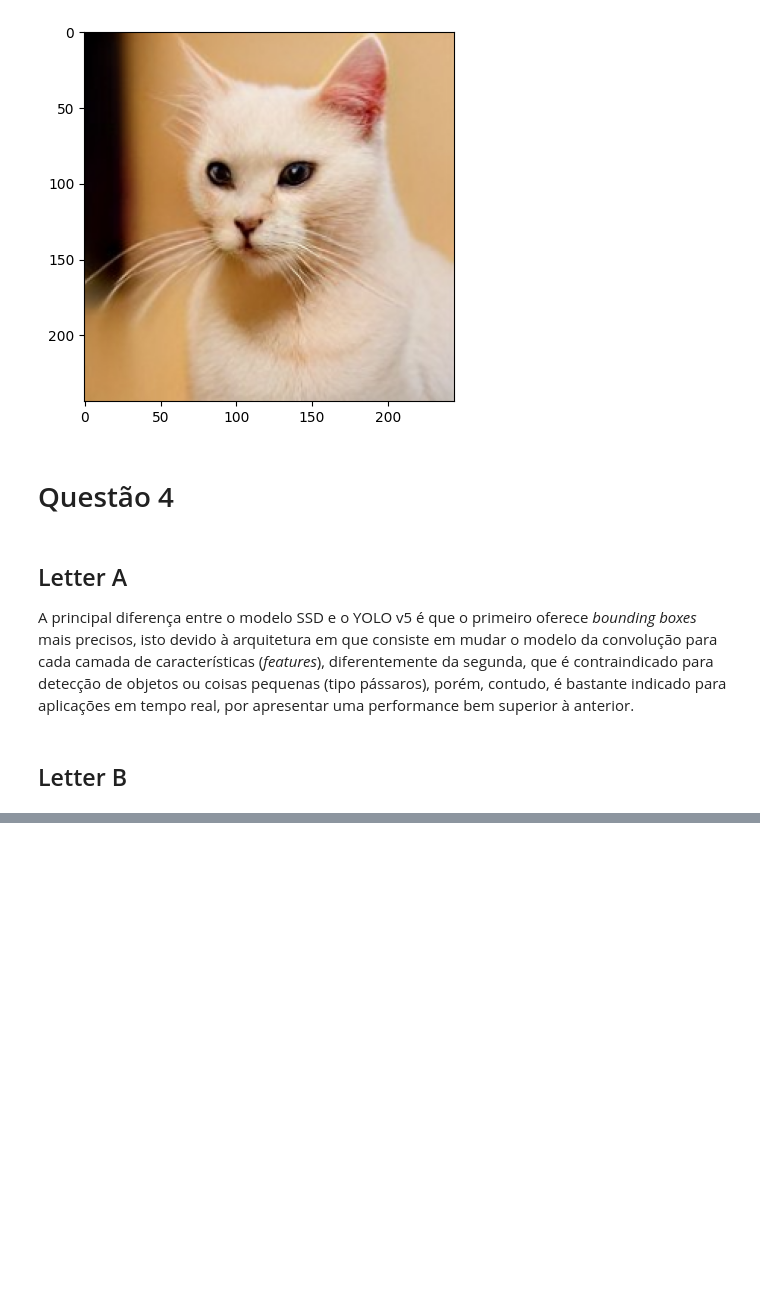
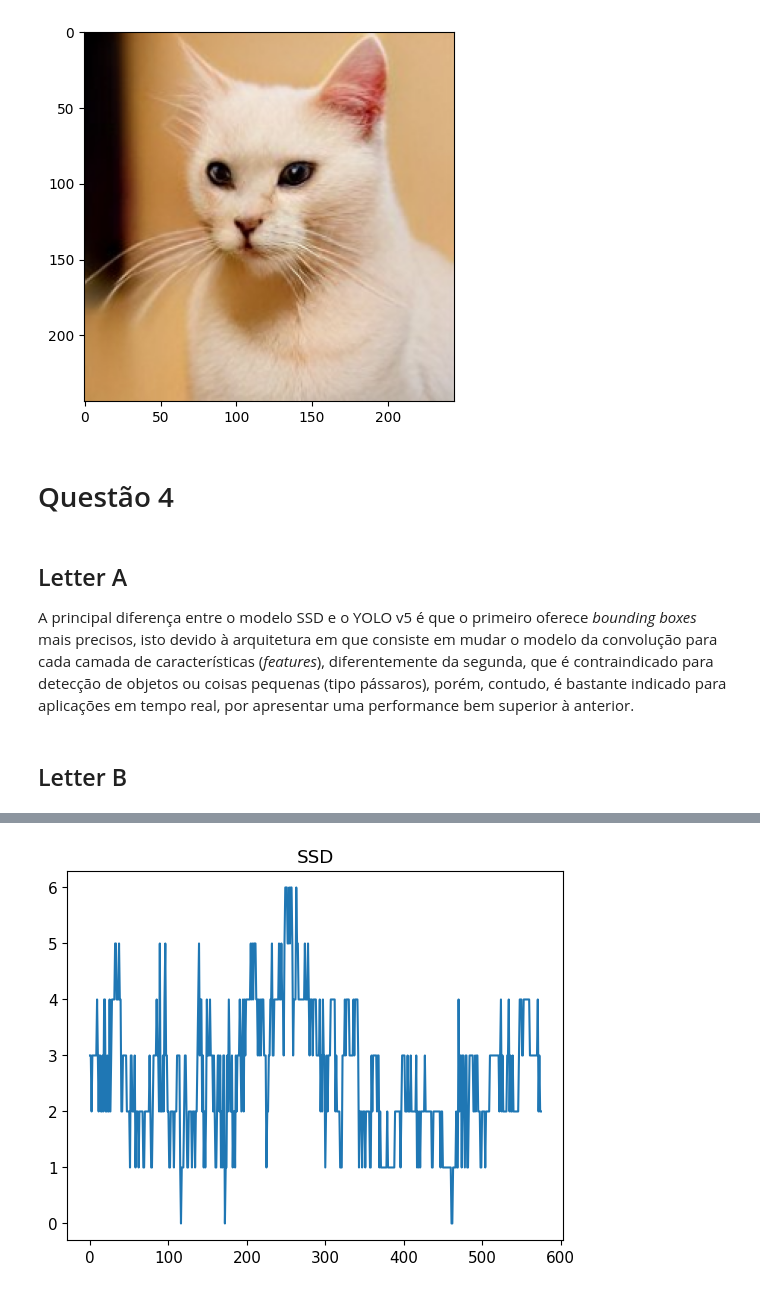
Before and after one commit to ghastcmd/computer-vision, a Jupyter notebook: list-4/lista4.ipynb, the cells around one changed output, grey strips where cells are left out. Drawn from its saved outputs; the diff is of its cells as text; code cells hidden in the pictures; blank space fills up the shorter version.

```diff
--- a/list-4/lista4.ipynb
+++ b/list-4/lista4.ipynb
@@ -506,0 +532,41 @@ cv2.destroyAllWindows()
+# %%
+frame_rate = int(capture.get(cv2.CAP_PROP_FPS))
+frame_size = (int(capture.get(cv2.CAP_PROP_FRAME_WIDTH)),
+              int(capture.get(cv2.CAP_PROP_FRAME_HEIGHT)))
+fourcc = cv2.VideoWriter_fourcc(*'mp4v')
+output = cv2.VideoWriter('./videos/output_SSD.mp4',
+                         apiPreference=cv2.CAP_FFMPEG,
+                         fourcc=fourcc,
+                         fps=frame_rate,
+                         frameSize=frame_size)
+# %%
+ssd_model_plot = []
+
+while capture.isOpened():
+    ret, frame = capture.read()
+    if not ret:
+        break
+
+    # Transforming the frame to work with model
+    frame_uploaded = frame[:,:,::-1]
+
+    # Applying the model to the frame
+    boxes, scores, labels = detect_objects(frame_uploaded)
+
+    count = 0
+    # Drawing bounding boxes
+    for box, score, label in zip(boxes, scores, labels):
+        if label == 3:
+            cv2.rectangle(frame,
+                          (int(box[0]), int(box[1])),
+                          (int(box[2]), int(box[3])),
+                          (0, 255, 0), 2)
+            count += 1
+
+    ssd_model_plot.append(count)
+
+    # Write the frame with the drawn bounding boxes to the output video
+    output.write(frame)
+
+capture.release()
+output.release()
@@ -506,0 +585,6 @@ cv2.destroyAllWindows()
+# %%
+plt.plot(np.arange(len(ssd_model_plot)), ssd_model_plot)
+plt.title('SSD')
+plt.show()
+# %% [output]
+[figure, added]
```
Also changed, not shown: parts of 13 cells of this notebook, 2 other files.
